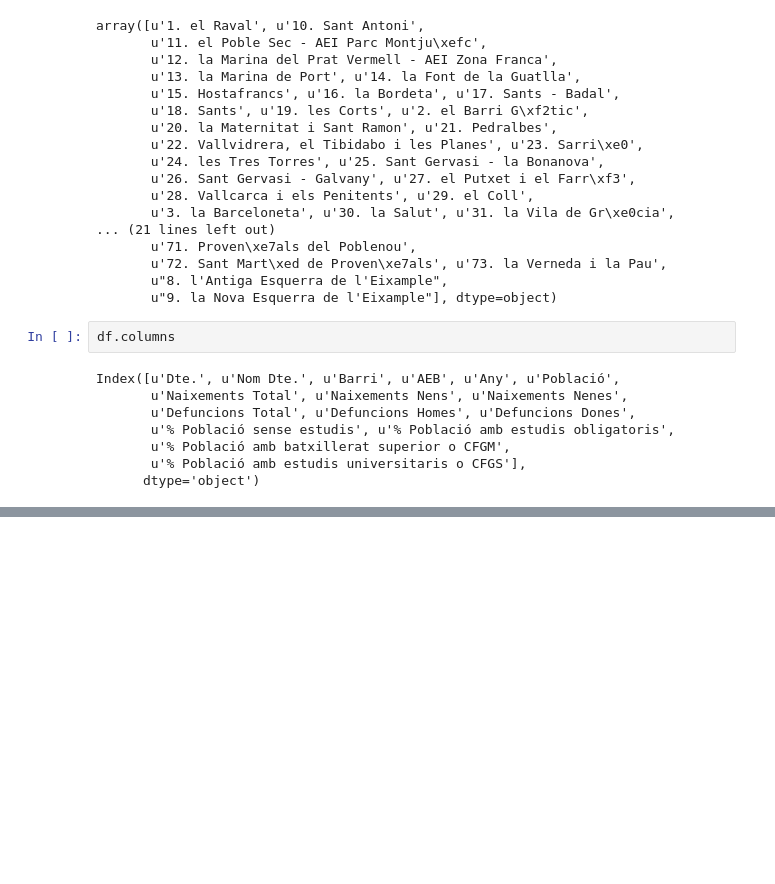
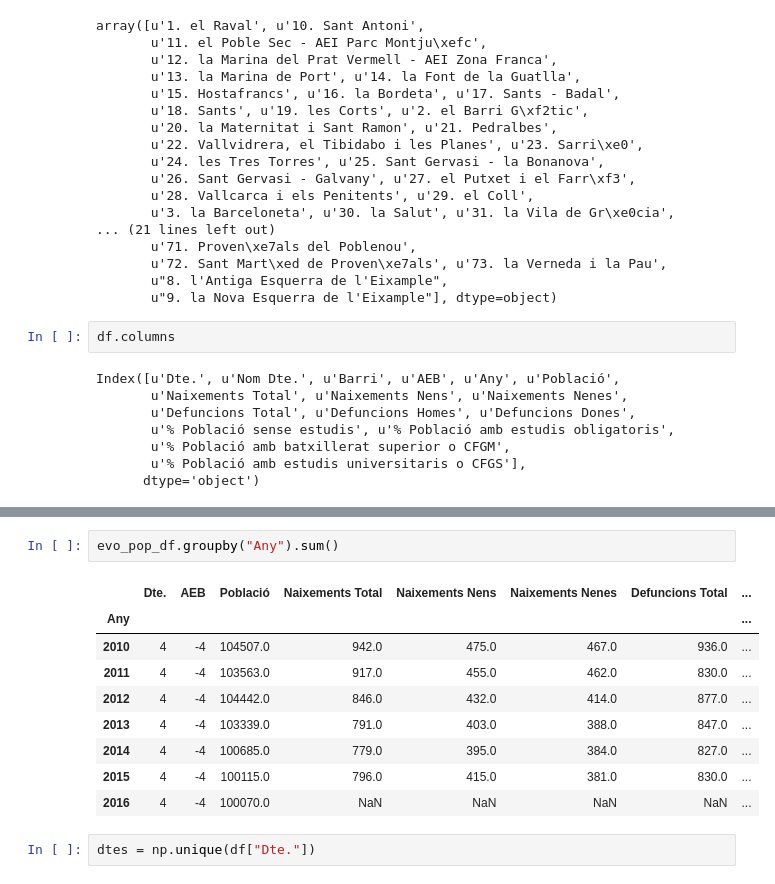
Before and after one commit to dsolanno/BarcelonaRentsStatus, a Jupyter notebook: gentrification/gentrification.ipynb, the cells around one changed output, grey strips where cells are left out. Drawn from its saved outputs; the diff is of its cells as text; blank space fills up the shorter version.

```diff
--- a/gentrification/gentrification.ipynb
+++ b/gentrification/gentrification.ipynb
@@ -95,0 +160,14 @@ evo_pop_df
+# %%
+evo_pop_df.groupby("Any").sum()
+# %% [output]
+|  | Dte. | AEB | Població | Naixements Total | Naixements Nens | Naixements Nenes | Defuncions Total | ... |
+| Any |  |  |  |  |  |  |  | ... |
+| 2010 | 4 | -4 | 104507.0 | 942.0 | 475.0 | 467.0 | 936.0 | ... |
+| 2011 | 4 | -4 | 103563.0 | 917.0 | 455.0 | 462.0 | 830.0 | ... |
+| 2012 | 4 | -4 | 104442.0 | 846.0 | 432.0 | 414.0 | 877.0 | ... |
+| 2013 | 4 | -4 | 103339.0 | 791.0 | 403.0 | 388.0 | 847.0 | ... |
+| 2014 | 4 | -4 | 100685.0 | 779.0 | 395.0 | 384.0 | 827.0 | ... |
+| 2015 | 4 | -4 | 100115.0 | 796.0 | 415.0 | 381.0 | 830.0 | ... |
+| 2016 | 4 | -4 | 100070.0 | NaN | NaN | NaN | NaN | ... |
+# %%
+dtes = np.unique(df["Dte."])
```
Also changed, not shown: parts of 3 cells of this notebook, 20 other files.
